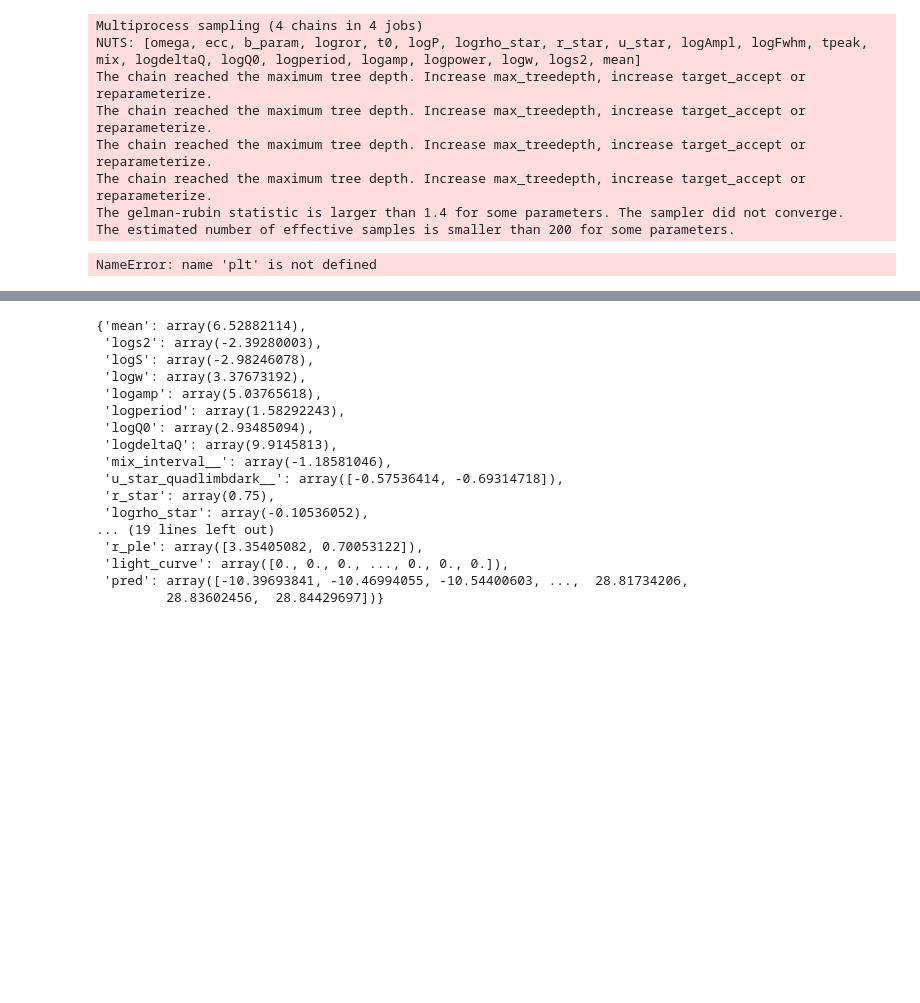
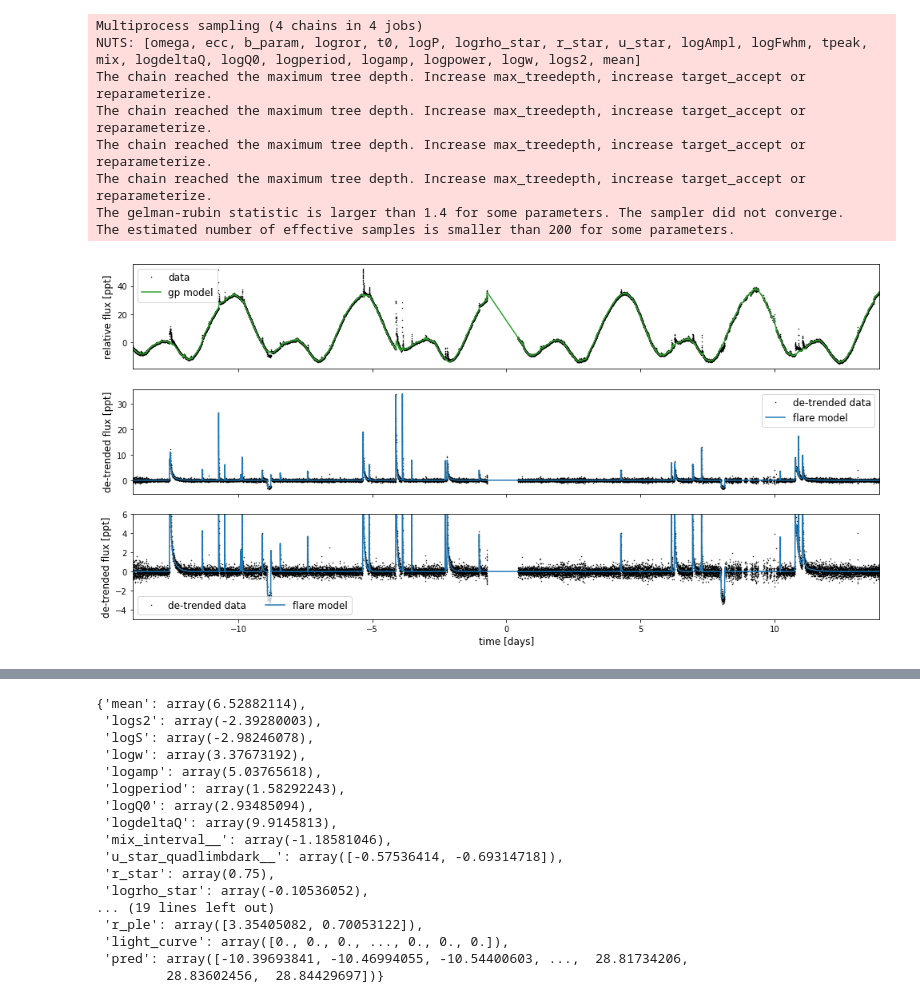
Before and after one commit to mrtommyb/l98-59-transitmodel, a Jupyter notebook: code/aumic-tb1-flares-Copy1.ipynb, the cells around one changed output, grey strips where cells are left out. Drawn from its saved outputs; the diff is of its cells as text; code cells hidden in the pictures; blank space fills up the shorter version.

```diff
--- a/code/aumic-tb1-flares-Copy1.ipynb
+++ b/code/aumic-tb1-flares-Copy1.ipynb
@@ -603,35 +603,35 @@ gp_mod += np.median(trace["mean"])
 ax.plot(x, gp_mod, color="C2", label="gp model")
 ax.legend(fontsize=12)
 ax.set_ylabel("relative flux [ppt]", fontsize=12)
 
 ax = axes[1]
 ax.plot(x, y - gp_mod, ".k", label="de-trended data", ms=1)
 light_curve = np.median(trace['light_curve'], axis=0)
 
 mod = light_curve
 ax.plot(x, mod, label='flare model')
 ax.legend(fontsize=12)
 ax.set_ylabel("de-trended flux [ppt]", fontsize=12)
 
 ax = axes[2]
 # mod = gp_mod + light_curve
 # ax.plot(x, y - mod, "k")
 # ax.axhline(0, color="#aaaaaa", lw=1)
 # ax.set_ylabel("residuals [ppt]", fontsize=12)
 ax.plot(x, y - gp_mod, ".k", label="de-trended data", ms=1)
 ax.plot(x, mod, label='flare model')
 
 ax.legend(fontsize=12, loc=3, ncol=2)
 ax.set_ylabel("de-trended flux [ppt]", fontsize=12)
 ax.set_ylim(-5,6)
 
-ax.set_xlim(x.min(), -5)
+ax.set_xlim(x.min(), x.max())
 ax.set_xlabel("time [days]", fontsize=12)
 
 plt.tight_layout()
 fig.savefig('aumic-flares-lim.png', dpi=200)
 # %% [output]
-NameError: name 'plt' is not defined
+[figure, added]
 # %%
 fig, axes = plt.subplots(1,1, figsize=[4, 4])
 ax = axes
```
Also changed, not shown: parts of 10 cells of this notebook.
